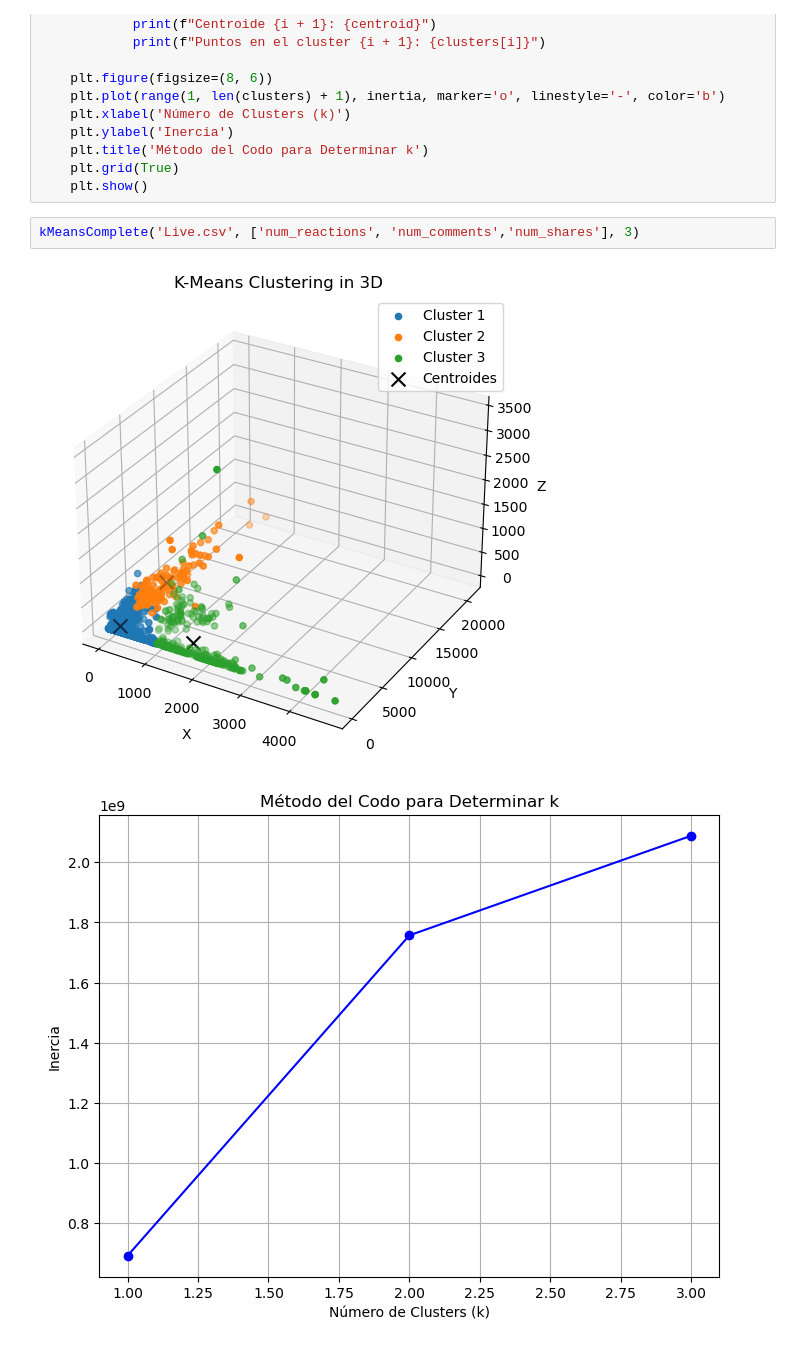
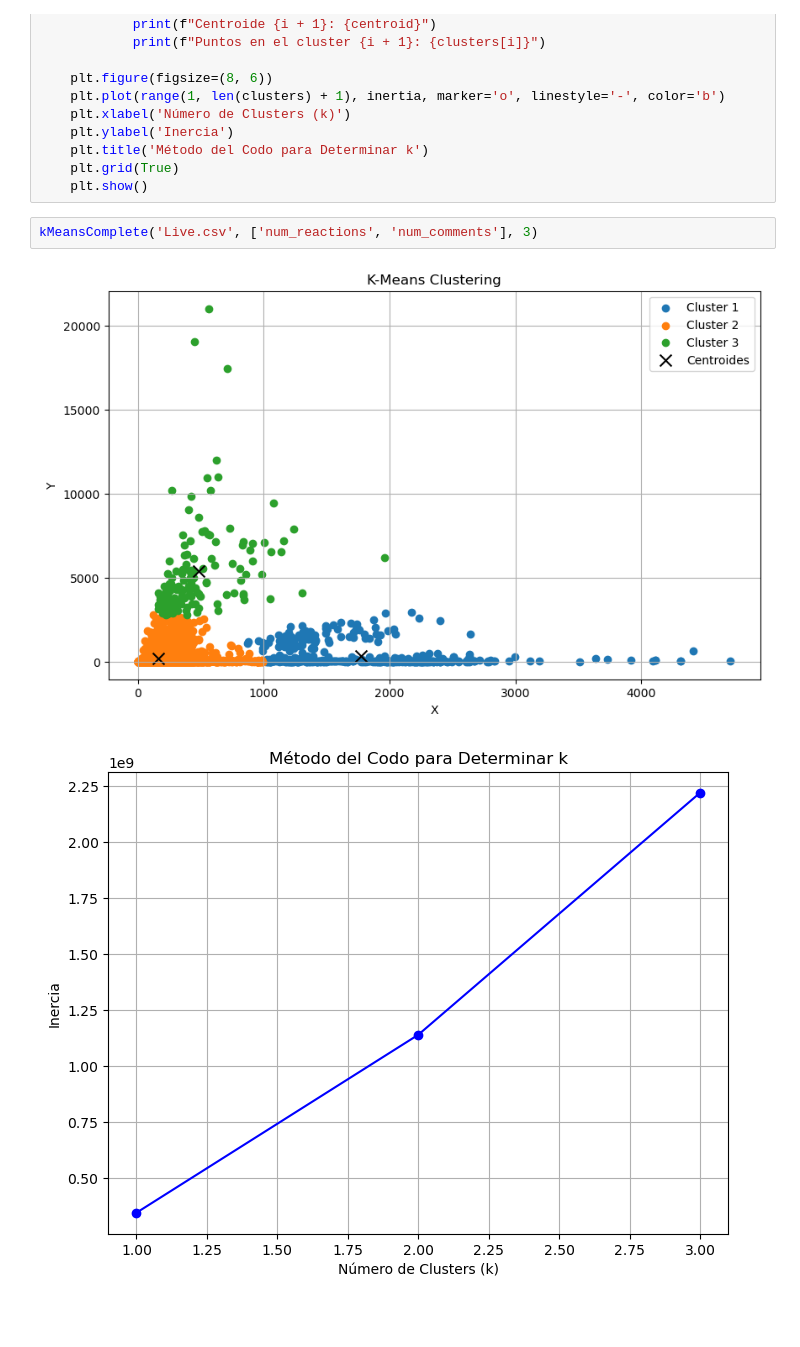
Before and after one commit to Senorita-glez/MachineLearning, a Jupyter notebook: Practica-2/Practica-2.ipynb, the cells around one changed output. Cells and saved outputs as stored; diff of their text form; blank space fills up the shorter version.

```diff
--- a/Practica-2/Practica-2.ipynb
+++ b/Practica-2/Practica-2.ipynb
@@ -122,7 +122,7 @@ def kMeansComplete(Archive, listaCaracteristicas, k):
     plt.grid(True)
     plt.show()
 # %%
-kMeansComplete('Live.csv', ['num_reactions', 'num_comments','num_shares'], 3)
+kMeansComplete('Live.csv', ['num_reactions', 'num_comments'], 3)
 # %% [output]
-[figure, old version]
+[figure, new version]
-[figure, old version]
+[figure, new version]
```
